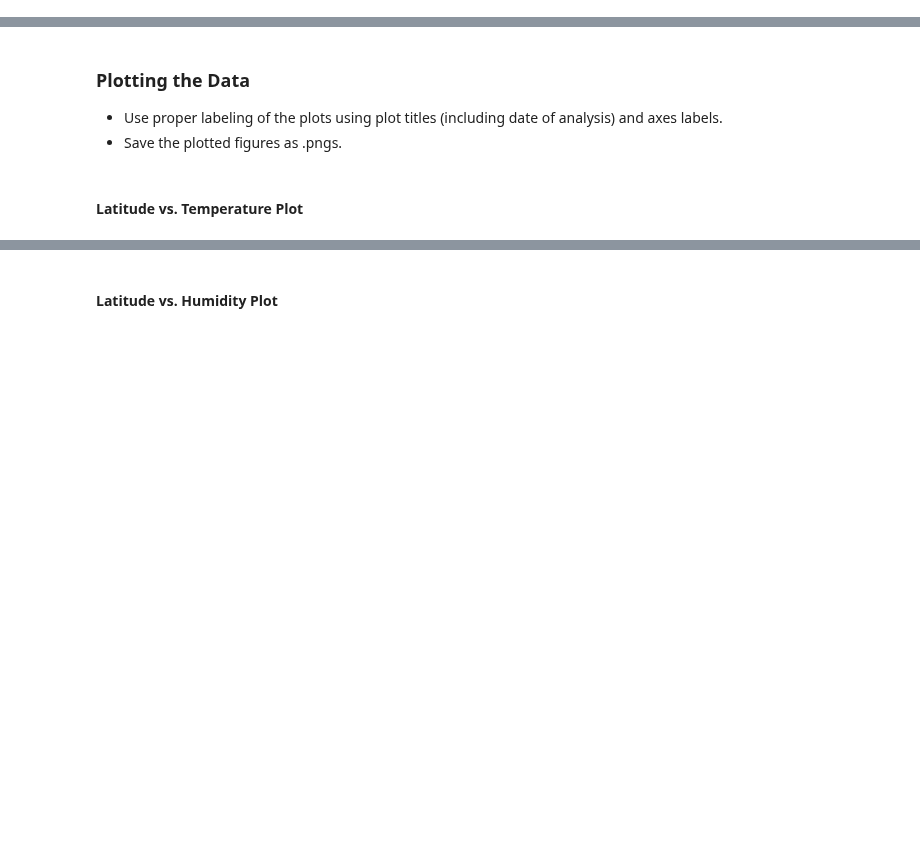
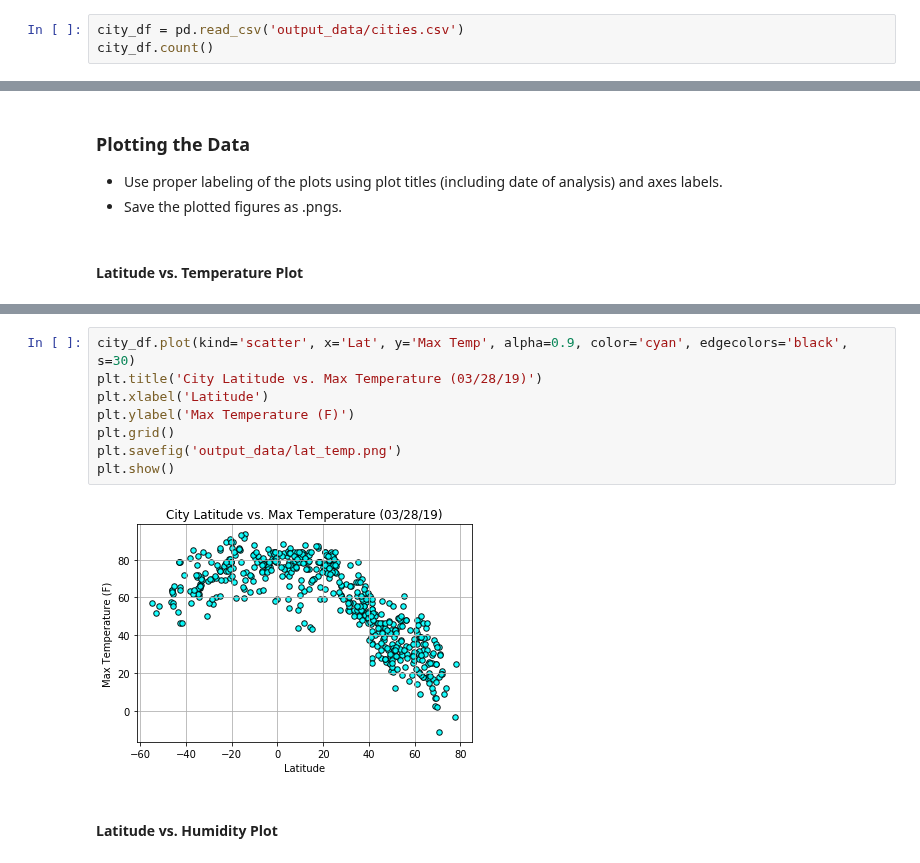
Before and after one commit to ticalisoul/Unit-6-PythonAPIs-Homework, a Jupyter notebook: WeatherPy.ipynb, the cells around one changed output, grey strips where cells are left out. Drawn from its saved outputs; the diff is of its cells as text; blank space fills up the shorter version.

Commit message:
final notebook code and output data
working jupyter notebook code, saved plots as png in output_data folder

```diff
--- a/WeatherPy.ipynb
+++ b/WeatherPy.ipynb
@@ -108,0 +113,3 @@ dtype: int64
+# %%
+city_df = pd.read_csv('output_data/cities.csv')
+city_df.count()
@@ -118,2 +154,12 @@ dtype: int64
+# %%
+city_df.plot(kind='scatter', x='Lat', y='Max Temp', alpha=0.9, color='cyan', edgecolors='black', s=30)
+plt.title('City Latitude vs. Max Temperature (03/28/19)')
+plt.xlabel('Latitude')
+plt.ylabel('Max Temperature (F)')
+plt.grid()
+plt.savefig('output_data/lat_temp.png')
+plt.show()
+# %% [output]
+[figure, added]
 # %% [markdown]
 #### Latitude vs. Humidity Plot
```
Also changed, not shown: parts of 16 cells of this notebook, 8 other files.
